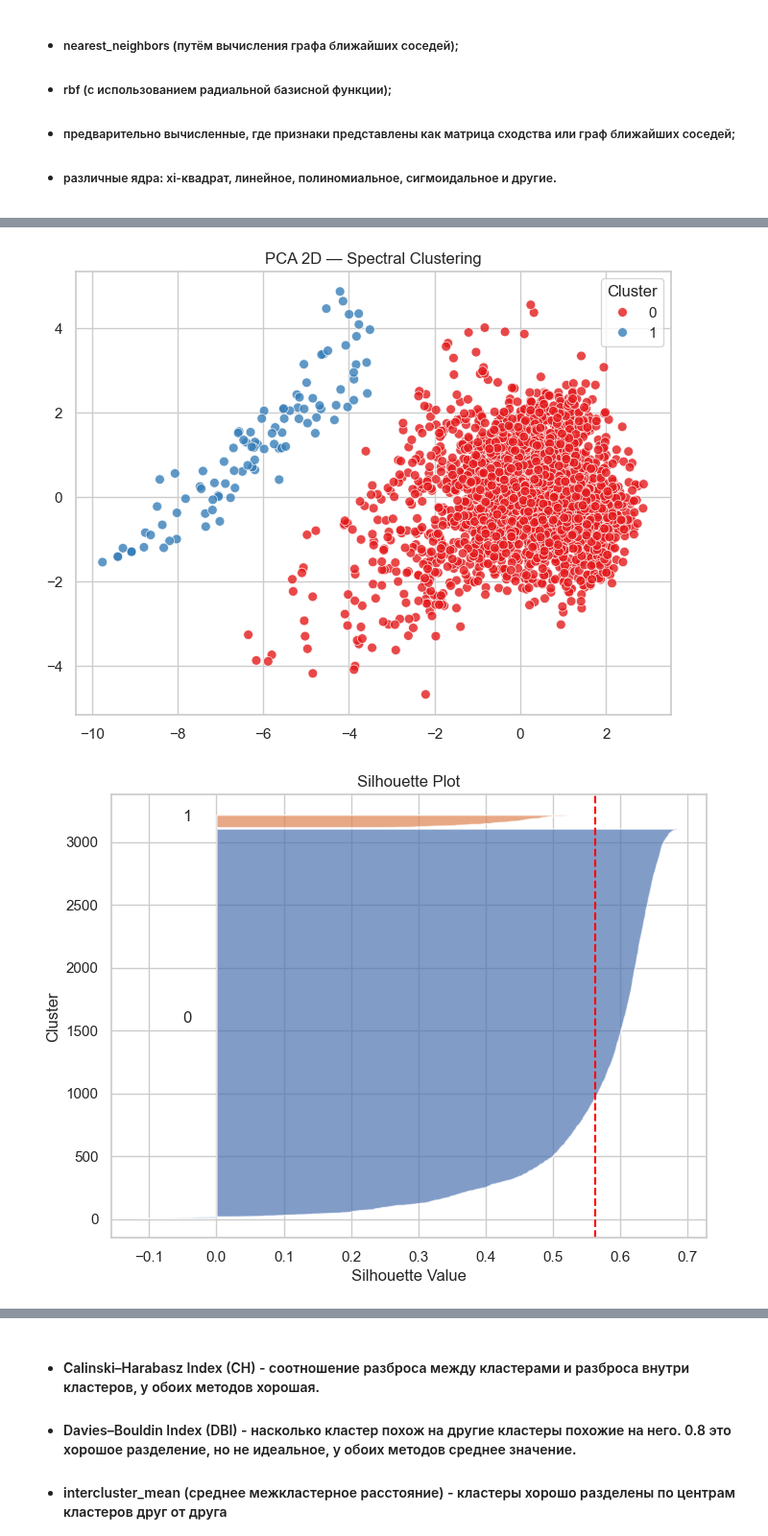
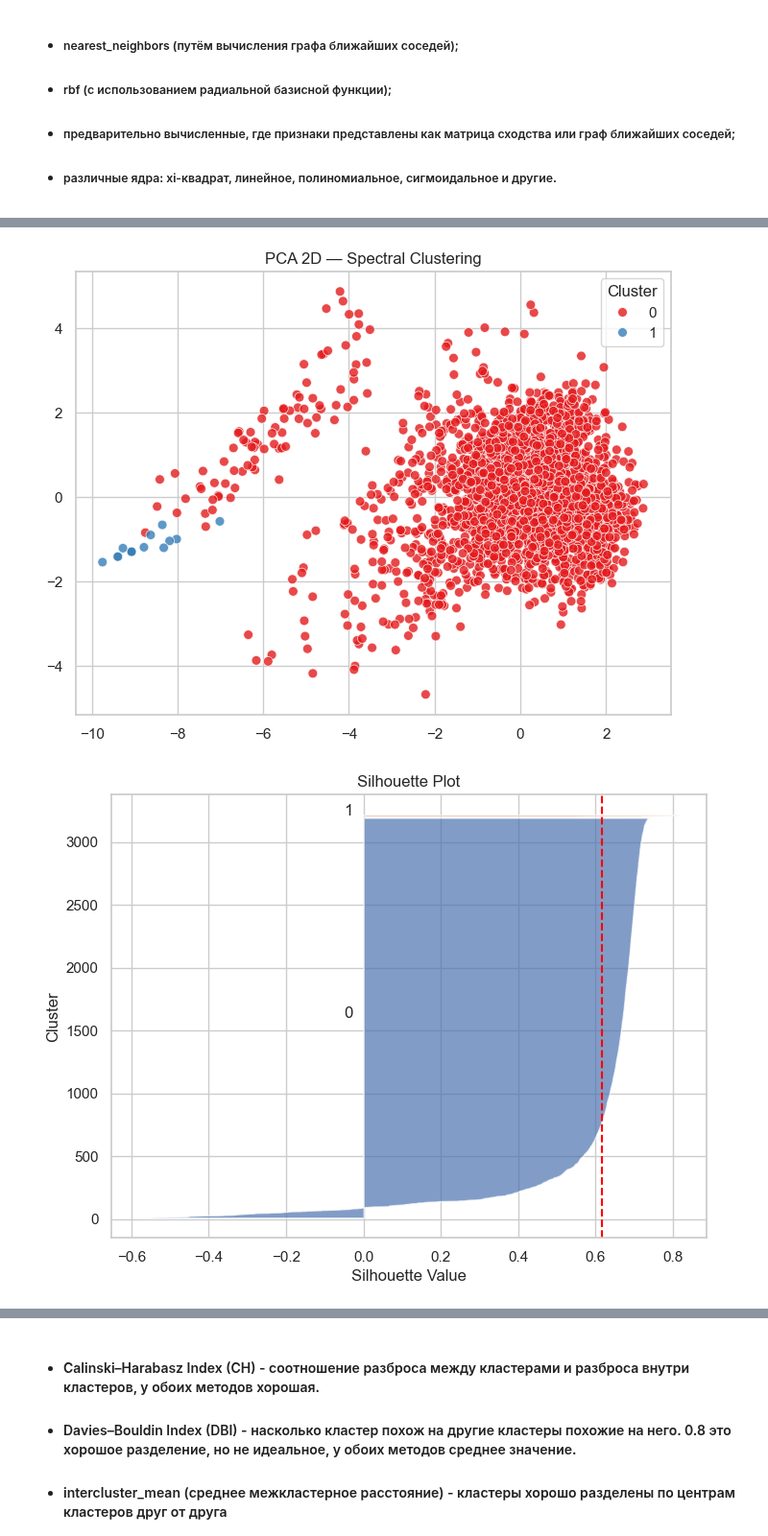
Before and after one commit to maxoncheeg/machine_learning, a Jupyter notebook: claster/clustering.ipynb, the cells around one changed output, grey strips where cells are left out. Shown at 96% size. Cells and saved outputs as stored; diff of their text form; code cells hidden in the pictures.

```diff
--- a/claster/clustering.ipynb
+++ b/claster/clustering.ipynb
@@ -517,7 +564,7 @@ X = X_scaled
 model = SpectralClustering(
     n_clusters=2,
     affinity='rbf',
-    gamma=0.2,
+    gamma=0.1,
     assign_labels="kmeans",
     random_state=42
 )
@@ -600,6 +647,6 @@ Davies-Bouldin: 0.8250
 Name: count, dtype: int64
-[figure, old version]
+[figure, new version]
-[figure, old version]
+[figure, new version]
 Средние значения признаков по кластерам:
          Max IBU  Astringency  Alcohol    Sour  Salty   Hoppy  Spices   Malty  \
 Cluster
```
Also changed, not shown: parts of 12 cells of this notebook.
